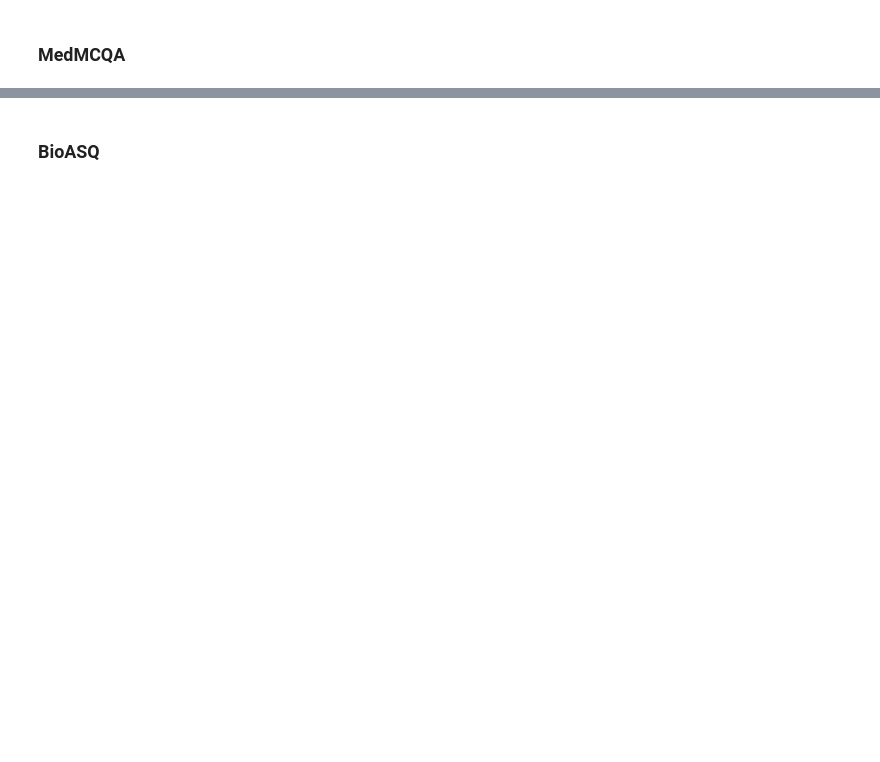
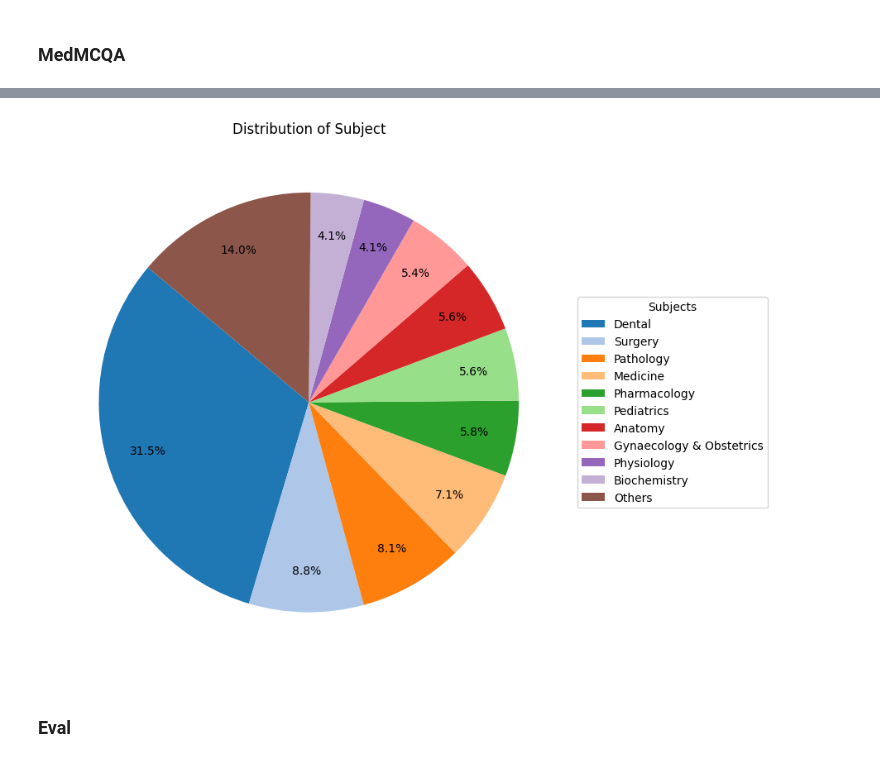
Before and after one commit to ZenHKD/bio-med-rag, a Jupyter notebook: notebooks/00_EDA.ipynb, the cells around one changed output, grey strips where cells are left out. Saved outputs shown, nothing was run; the diff lists cells and outputs as text; code cells hidden in the pictures; blank space fills up the shorter version.

```diff
--- a/notebooks/00_EDA.ipynb
+++ b/notebooks/00_EDA.ipynb
@@ -72,2 +125,4 @@ Average words per textbook: 713,985
 # %% [markdown]
 ### MedMCQA
+# %%
+df = pd.read_json(medmcqa, lines = True)
@@ -74,2 +139,50 @@ Average words per textbook: 713,985
+# %%
+import matplotlib.pyplot as plt
+
+# Prepare data
+counts = df['subject_name'].value_counts().sort_values(ascending=False)
+
+TOP_N = 10
+top_counts = counts[:TOP_N]
+other_counts = counts[TOP_N:].sum()
+
+if other_counts > 0:
+    top_counts['Others'] = other_counts
+
+# Custom autopct function
+def autopct_func(pct):
+    return f'{pct:.1f}%' if pct > 4 else ''
+
+# Colormap
+cmap = plt.get_cmap('tab20')
+colors = cmap(range(len(top_counts)))
+
+plt.figure(figsize=(9, 9))
+
+wedges, texts, autotexts = plt.pie(
+    top_counts,
+    labels=None,
+    autopct=autopct_func,   # ✅ conditional percentages
+    startangle=140,
+    colors=colors,
+    pctdistance=0.8,
+    textprops={'fontsize': 10}
+)
+
+# Legend
+plt.legend(
+    wedges,
+    top_counts.index,
+    title="Subjects",
+    loc="center left",
+    bbox_to_anchor=(1, 0.5),
+    fontsize=10
+)
+
+plt.title("Distribution of Subject")
+plt.tight_layout()
+plt.show()
+# %% [output]
+[figure, added]
 # %% [markdown]
-### BioASQ
+### Eval
```
Also changed, not shown: parts of 13 cells of this notebook, 1 other file.
